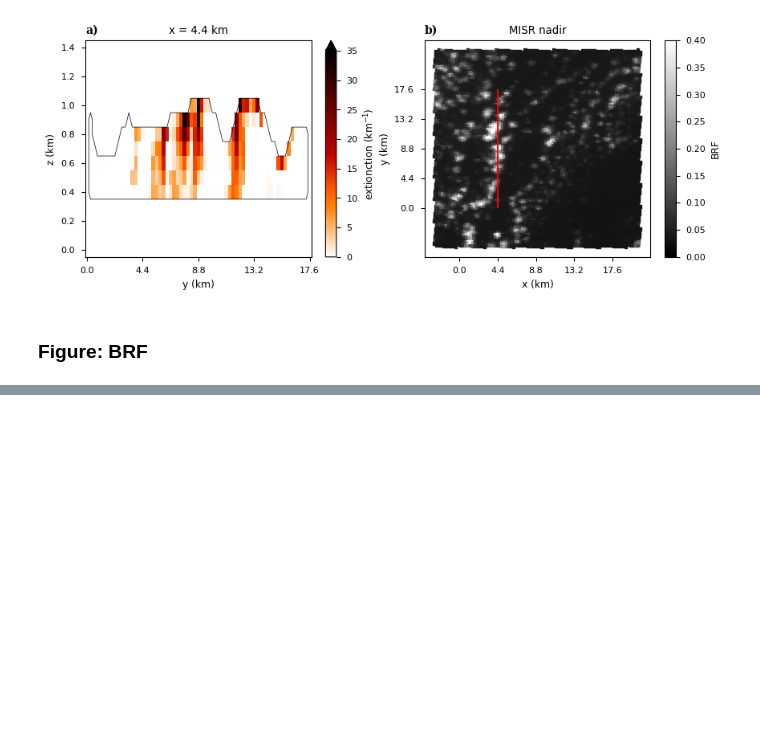
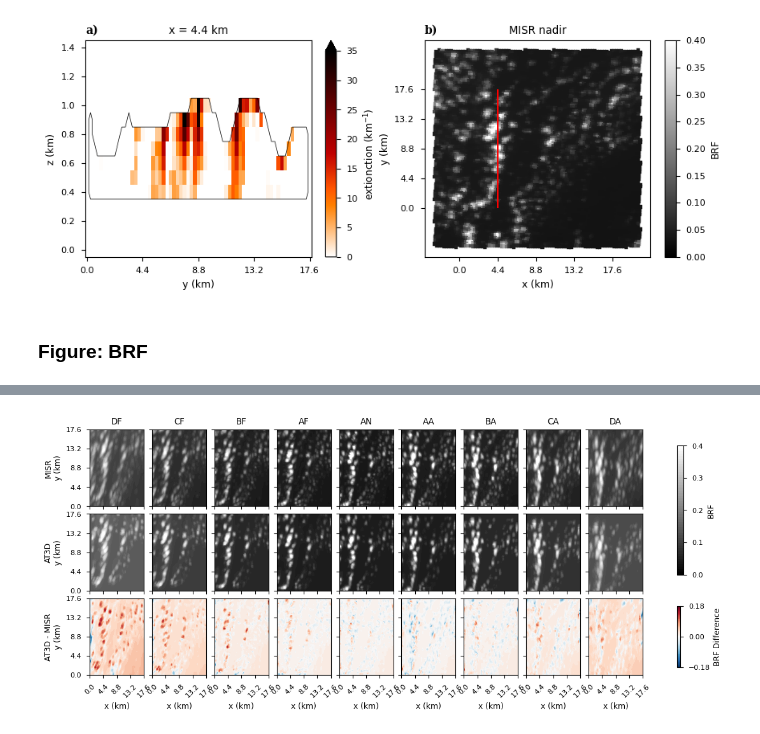
Before and after one commit to jlun17/misr-at3d-camp2ex, a Jupyter notebook: notebooks/investigation/single_retrieval/paper_figures.ipynb, the cells around one changed output, grey strips where cells are left out. Cells and saved outputs as stored; diff of their text form; code cells hidden in the pictures; blank space fills up the shorter version.

```diff
--- a/notebooks/investigation/single_retrieval/paper_figures.ipynb
+++ b/notebooks/investigation/single_retrieval/paper_figures.ipynb
@@ -223,0 +226,73 @@ if(savefigs):
+# %%
+vmin = 0
+vmax = 0.4
+vrange = 0.18
+s = 2
+ticks = [0.0, 4.4, 8.8, 13.2, 17.6]
+
+misr_obs = obs['MISR']['sensor_list']
+at3d_obs = sensors['MISR']['sensor_list']
+
+plt.style.use('seaborn-v0_8-paper')
+f, ax = plt.subplots(3, 9, figsize=(14, 5), sharex=True, sharey=True)
+plt.subplots_adjust(wspace=0.15, hspace=0.1)
+
+for i, (mo, ao) in enumerate(zip(misr_obs, at3d_obs)):
+    ax[0, i].tricontourf(
+        mo.cam_x.data,
+        mo.cam_y.data,
+        (np.pi * mo.I.data) / mo.mu0,
+        cmap = 'gray',
+        vmin = vmin,
+        vmax = vmax,
+        levels = np.linspace(vmin, vmax, 50)
+    )
+    c1 = ax[1, i].tricontourf(
+        ao.cam_x.data,
+        ao.cam_y.data,
+        (np.pi * ao.I.data) / ao.mu0,
+        cmap = 'gray',
+        vmin = vmin,
+        vmax = vmax,
+        levels = np.linspace(vmin, vmax, 50)
+    )
+    c2 = ax[2, i].tricontourf(
+        ao.cam_x.data,
+        ao.cam_y.data,
+        ((np.pi * ao.I.data) / ao.mu0) - ((np.pi * mo.I.data) / mo.mu0),
+        cmap = 'RdBu_r',
+        vmin = -vrange,
+        vmax = vrange,
+        levels = np.linspace(-vrange, vrange, 50)
+    )
+    ax[0,i].set_title(mo.name)
+    ax[2,i].set_xlabel('x (km)')
+plt.colorbar(c1, ax=ax[0:2, :], label='BRF', shrink=0.8, ticks=[0.0, 0.1, 0.2, 0.3, 0.4])
+plt.colorbar(c2, ax=ax[2,:], label='BRF Difference', shrink=0.8, ticks=[-0.18, 0.0, 0.18])
+ax[0, 0].set_ylabel('MISR\ny (km)')
+ax[1, 0].set_ylabel('AT3D\ny (km)')
+ax[2, 0].set_ylabel('AT3D - MISR\ny (km)')
+
+ls = '--'
+lw = 0.7
+for a in ax.flat:
+    # a.plot([0, 0], [0, 17.6], c='r', ls=ls, lw=lw)
+    # a.plot([0, 17.6], [0, 0], c='r', ls=ls, lw=lw)
+    # a.plot([17.6, 17.6], [0, 17.6], c='r', ls=ls, lw=lw)
+    # a.plot([0, 17.6], [17.6, 17.6], c='r', ls=ls, lw=lw)
+    a.set_xticks(ticks)
+    a.set_xticklabels(ticks, rotation=45)
+    a.set_yticks(ticks)
+    a.set_xlim([0,17.6])
+    a.set_ylim([0,17.6])
+savefigs = True
+if(savefigs):
+    plt.savefig(
+        FIGURE_OUT / 'obs_vs_forward_sim_{}.png'.format(iter_file.stem),
+        format='png',
+        dpi=300,
+        bbox_inches='tight',
+        transparent=False
+    )
+# %% [output]
+[figure, added]
```
Also changed, not shown: parts of 2 cells of this notebook, 5 other files.
